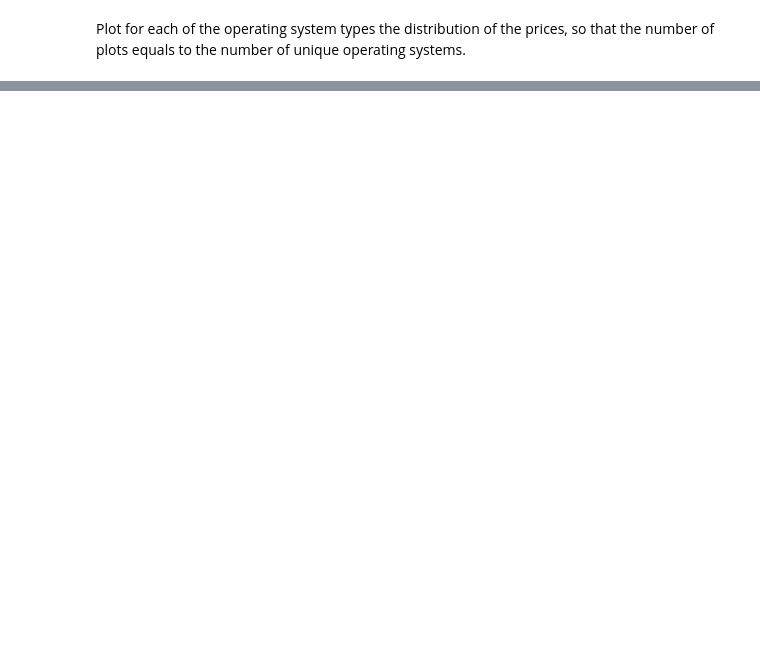
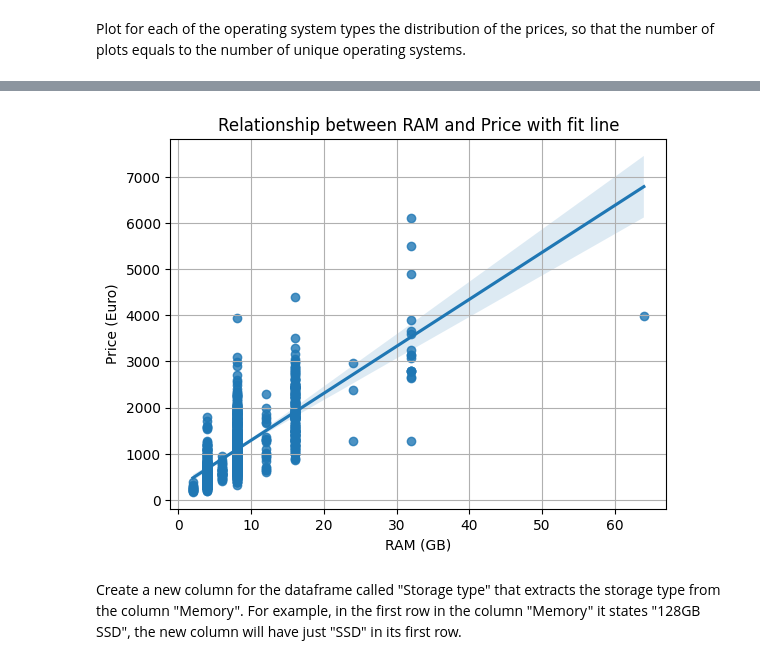
Before and after one commit to Yaelts2/MiniProject1, a Jupyter notebook: MiniProject2.ipynb, the cells around one changed output, grey strips where cells are left out. Saved outputs shown, nothing was run; the diff lists cells and outputs as text; code cells hidden in the pictures; blank space fills up the shorter version.

```diff
--- a/MiniProject2.ipynb
+++ b/MiniProject2.ipynb
@@ -104,0 +120,10 @@ plt.show()
+# %%
+sns.regplot(data=laptop_price, x='RAM (GB)', y='Price (Euro)')
+plt.title('Relationship between RAM and Price with fit line')
+plt.grid(True)
+plt.show()
+# %% [output]
+[figure, added]
+# %% [markdown]
+Create a new column for the dataframe called "Storage type" that extracts the storage type from the column "Memory".
+For example, in the first row in the column "Memory" it states "128GB SSD", the new column will have just "SSD" in its first row.
```
Also changed, not shown: parts of 13 cells of this notebook.
